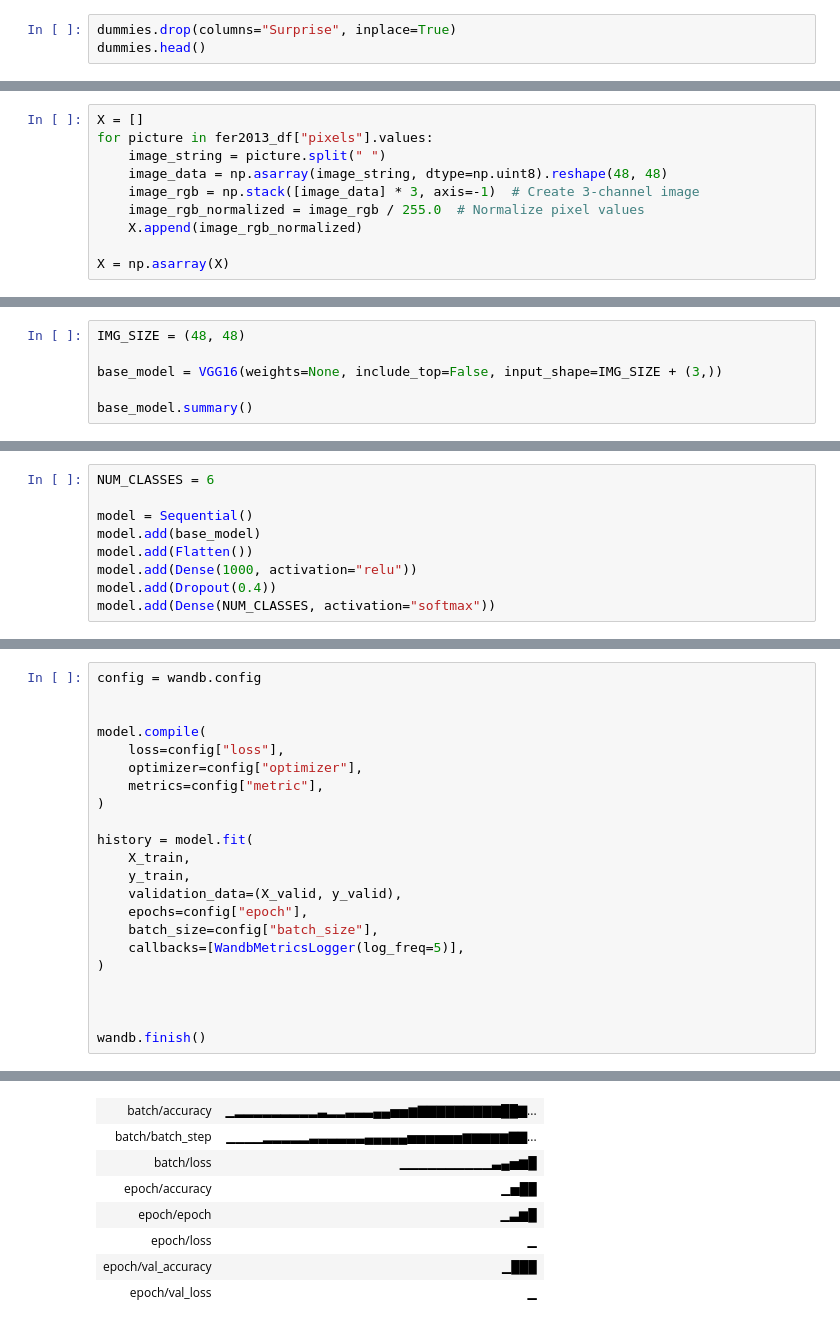
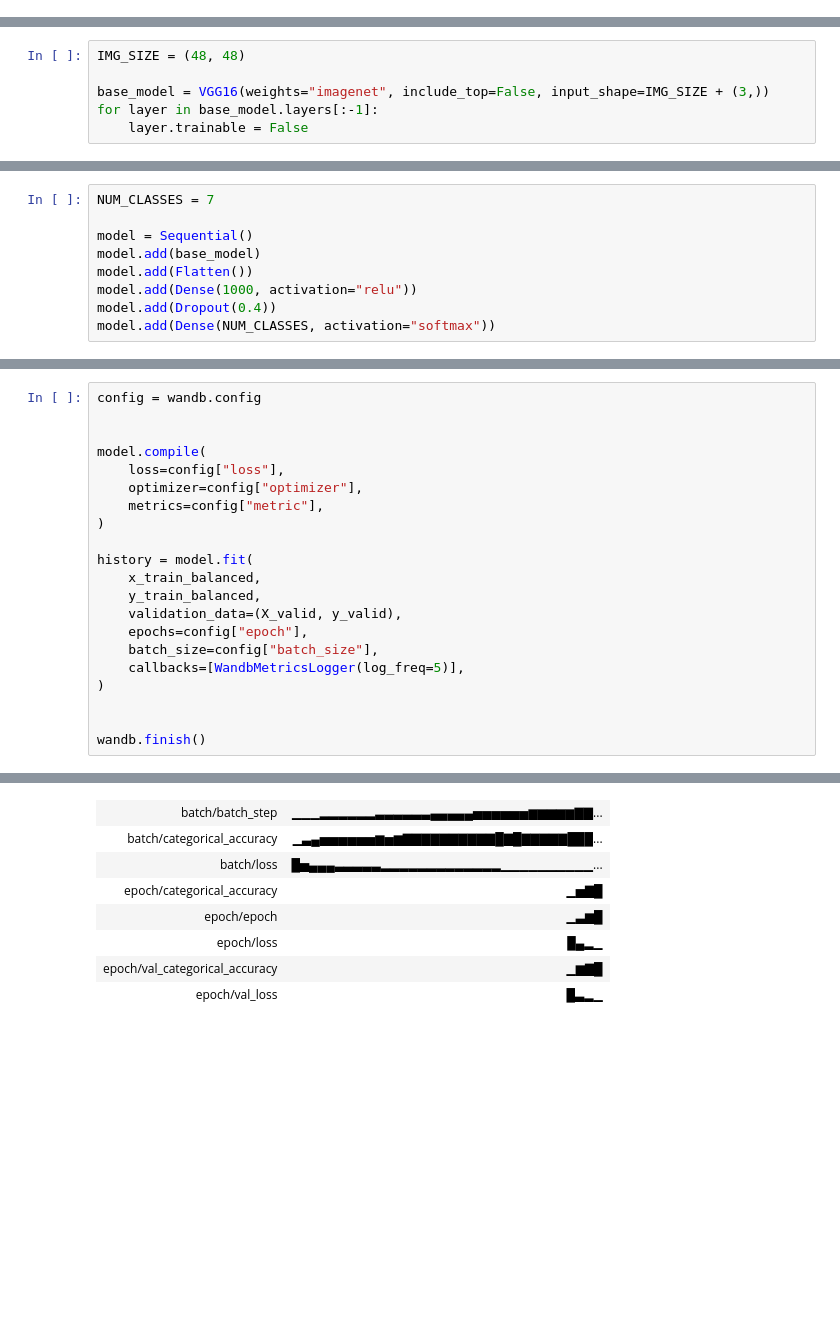
Before and after one commit to DSPRO2-Group-9/emotion_recognition, a Jupyter notebook: notebook/modeling/Experiments/model_balanced.ipynb, the cells around one changed output, grey strips where cells are left out. Cells and saved outputs as stored; diff of their text form; blank space fills up the shorter version.

```diff
--- a/notebook/modeling/Experiments/model_balanced.ipynb
+++ b/notebook/modeling/Experiments/model_balanced.ipynb
@@ -98,3 +82,0 @@ dummies.head()
-# %%
-dummies.drop(columns="Surprise", inplace=True)
-dummies.head()
@@ -119,13 +94,3 @@ array([[ True, False, False, False, False, False],
-# %%
-X = []
-for picture in fer2013_df["pixels"].values:
-    image_string = picture.split(" ")
-    image_data = np.asarray(image_string, dtype=np.uint8).reshape(48, 48)
-    image_rgb = np.stack([image_data] * 3, axis=-1)  # Create 3-channel image
-    image_rgb_normalized = image_rgb / 255.0  # Normalize pixel values
-    X.append(image_rgb_normalized)
-
-X = np.asarray(X)
 # %%
 train_ratio = 0.80
 test_ratio = 0.10
@@ -154,6 +279,6 @@ print(y_test.shape)
 # %%
 IMG_SIZE = (48, 48)
 
-base_model = VGG16(weights=None, include_top=False, input_shape=IMG_SIZE + (3,))
-
-base_model.summary()
+base_model = VGG16(weights="imagenet", include_top=False, input_shape=IMG_SIZE + (3,))
+for layer in base_model.layers[:-1]:
+    layer.trainable = False
@@ -182,5 +285,5 @@ Model: "vgg16"
 # %%
-NUM_CLASSES = 6
+NUM_CLASSES = 7
 
 model = Sequential()
 model.add(base_model)
@@ -219,8 +328,8 @@ model.compile(
 )
 
 history = model.fit(
-    X_train,
-    y_train,
+    x_train_balanced,
+    y_train_balanced,
     validation_data=(X_valid, y_valid),
     epochs=config["epoch"],
     batch_size=config["batch_size"],
@@ -228,7 +337,6 @@ history = model.fit(
 )
 
 
-
 wandb.finish()
 # %% [output]
 Epoch 1/4
@@ -243,10 +351,10 @@ Epoch 4/4
 Run history:
-| batch/accuracy | ▁▂▂▂▂▂▂▂▂▂▃▂▂▃▃▃▄▄▅▅▆▇▇▇▇▇▇▇▇▇██▇... |
-| batch/batch_step | ▁▁▁▁▂▂▂▂▂▃▃▃▃▃▃▄▄▄▄▄▅▅▅▅▅▅▆▆▆▆▆▇▇... |
-| batch/loss | ▁▁▁▁▁▁▁▁▁▁▃▄▅▆█ |
-| epoch/accuracy | ▁▅██ |
+| batch/batch_step | ▁▁▁▂▂▂▂▂▂▃▃▃▃▃▃▄▄▄▄▄▅▅▅▅▅▅▆▆▆▆▆▇▇... |
+| batch/categorical_accuracy | ▁▃▄▅▅▅▅▅▅▆▅▆▇▇▇▇▇▇▇▇▇▇█▇█▇▇▇▇▇███... |
+| batch/loss | █▅▄▄▄▃▃▃▃▃▂▂▂▂▂▂▂▂▂▂▂▂▂▁▁▁▁▁▁▁▁▁▁... |
+| epoch/categorical_accuracy | ▁▅▇█ |
 | epoch/epoch | ▁▃▆█ |
-| epoch/loss | ▁ |
-| epoch/val_accuracy | ▁███ |
-| epoch/val_loss | ▁ |
+| epoch/loss | █▄▂▁ |
+| epoch/val_categorical_accuracy | ▁▆▇█ |
+| epoch/val_loss | █▃▂▁ |
 Run summary:
```
Also changed, not shown: parts of 25 cells of this notebook, 3 other files.
